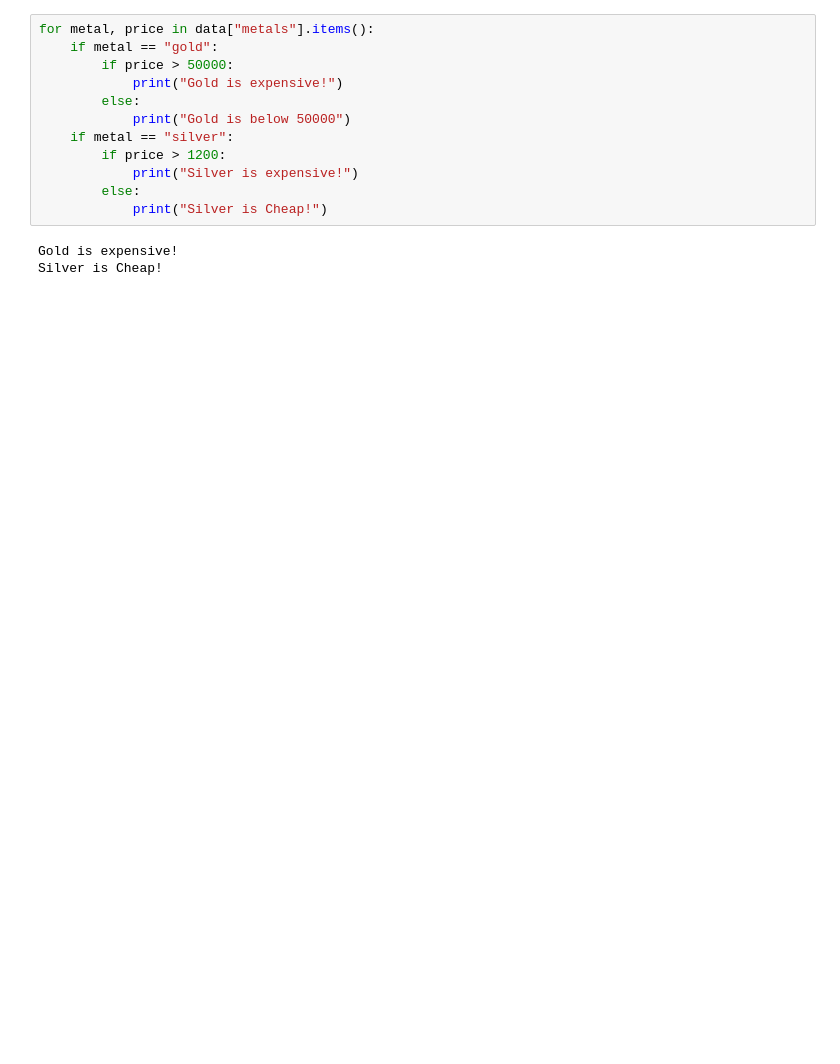
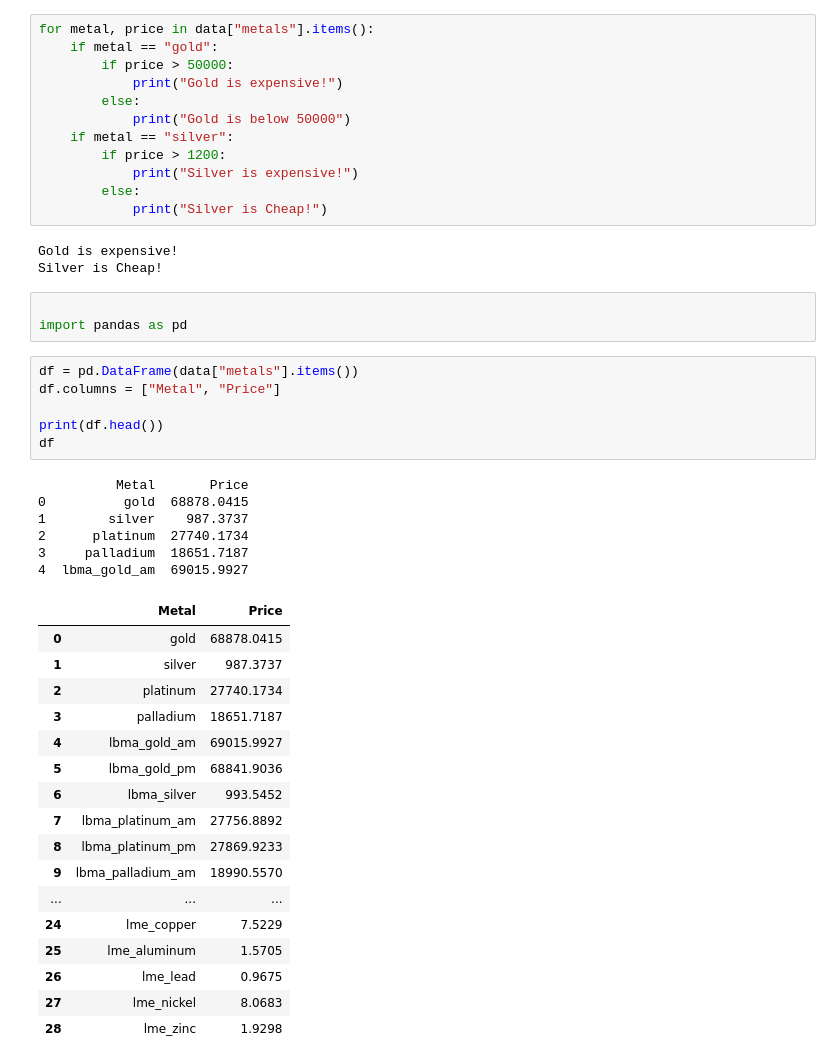
Before and after one commit to Otto-C/Otto-C.github.io, a Jupyter notebook: 01_Bullion_API_Extraction.ipynb, the cells around one changed output. Drawn from its saved outputs; the diff is of its cells as text; blank space fills up the shorter version.

```diff
--- a/01_Bullion_API_Extraction.ipynb
+++ b/01_Bullion_API_Extraction.ipynb
@@ -259,3 +259,36 @@ for metal, price in data["metals"].items():
 # %% [output]
 Gold is expensive!
 Silver is Cheap!
+# %%
+
+import pandas as pd
+# %%
+df = pd.DataFrame(data["metals"].items())
+df.columns = ["Metal", "Price"]
+
+print(df.head())
+df
+# %% [output]
+          Metal       Price
+0          gold  68878.0415
+1        silver    987.3737
+2      platinum  27740.1734
+3     palladium  18651.7187
+4  lbma_gold_am  69015.9927
+|  | Metal | Price |
+| 0 | gold | 68878.0415 |
+| 1 | silver | 987.3737 |
+| 2 | platinum | 27740.1734 |
+| 3 | palladium | 18651.7187 |
+| 4 | lbma_gold_am | 69015.9927 |
+| 5 | lbma_gold_pm | 68841.9036 |
+| 6 | lbma_silver | 993.5452 |
+| 7 | lbma_platinum_am | 27756.8892 |
+| 8 | lbma_platinum_pm | 27869.9233 |
+| 9 | lbma_palladium_am | 18990.5570 |
+| ... | ... | ... |
+| 24 | lme_copper | 7.5229 |
+| 25 | lme_aluminum | 1.5705 |
+| 26 | lme_lead | 0.9675 |
+| 27 | lme_nickel | 8.0683 |
+| 28 | lme_zinc | 1.9298 |
```
Also changed, not shown: parts of 15 cells of this notebook.
